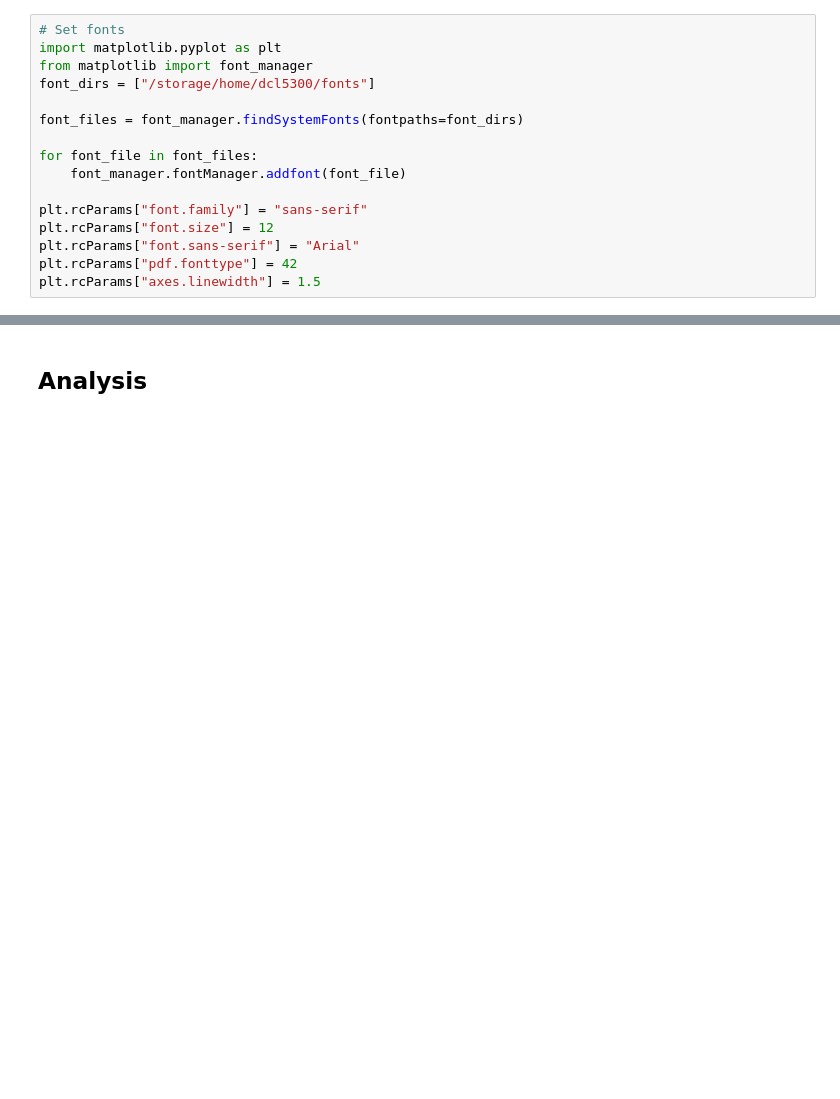
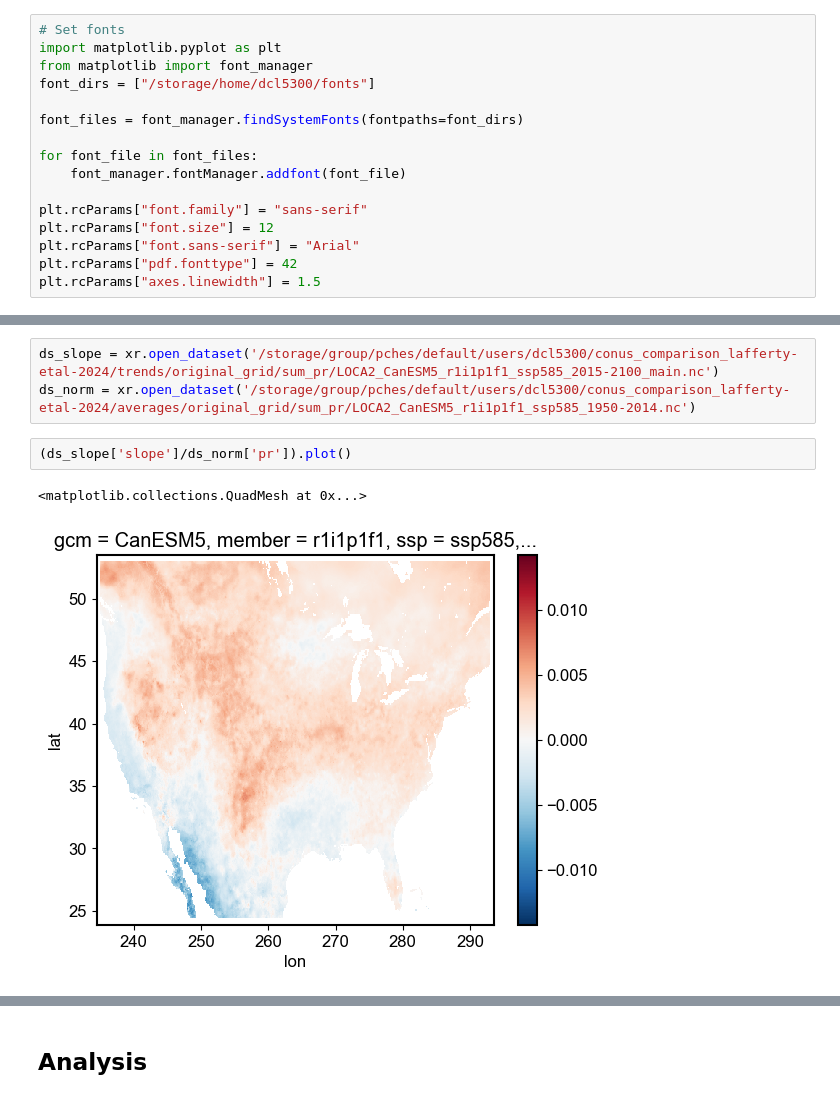
Before and after one commit to david0811/conus_comparison_lafferty-etal-2024, a Jupyter notebook: scripts/03b_sa-trends.ipynb, the cells around one changed output, grey strips where cells are left out. Cells and saved outputs as stored; diff of their text form; blank space fills up the shorter version.

```diff
--- a/scripts/03b_sa-trends.ipynb
+++ b/scripts/03b_sa-trends.ipynb
@@ -32,0 +52,8 @@ plt.rcParams["axes.linewidth"] = 1.5
+# %%
+ds_slope = xr.open_dataset('/storage/group/pches/default/users/dcl5300/conus_comparison_lafferty-etal-2024/trends/original_grid/sum_pr/LOCA2_CanESM5_r1i1p1f1_ssp585_2015-2100_main.nc')
+ds_norm = xr.open_dataset('/storage/group/pches/default/users/dcl5300/conus_comparison_lafferty-etal-2024/averages/original_grid/sum_pr/LOCA2_CanESM5_r1i1p1f1_ssp585_1950-2014.nc')
+# %%
+(ds_slope['slope']/ds_norm['pr']).plot()
+# %% [output]
+<matplotlib.collections.QuadMesh at 0x...>
+[figure, added]
```
Also changed, not shown: parts of 7 cells of this notebook, 17 other files.
